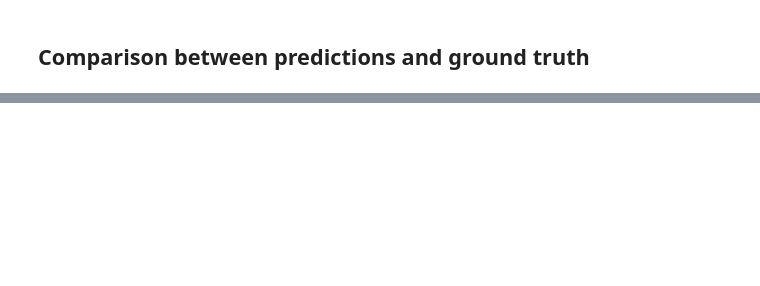
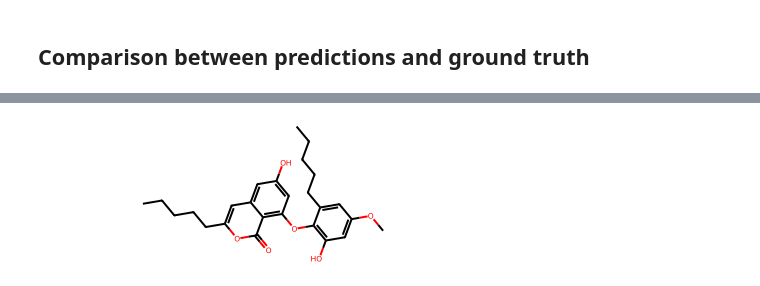
Before and after one commit to bittremieuxlab/simba, a Jupyter notebook: notebooks/final_tutorials/run_inference.ipynb, the cells around one changed output, grey strips where cells are left out. Cells and saved outputs as stored; diff of their text form; code cells hidden in the pictures; blank space fills up the shorter version.

```diff
--- a/notebooks/final_tutorials/run_inference.ipynb
+++ b/notebooks/final_tutorials/run_inference.ipynb
@@ -116,0 +133,2 @@ Accuracy: 0.6144444444444445
+# %%
+best_match_index= np.argmax(ranking[target_index])
@@ -116,0 +149,2 @@ Accuracy: 0.6144444444444445
+# %%
+spectra_1= all_spectrums_1[best_match_index]
@@ -116,0 +155,4 @@ Accuracy: 0.6144444444444445
+# %%
+Chem.MolFromSmiles(spectra_1.params['smiles'])
+# %% [output]
+[figure, added]
```
Also changed, not shown: parts of 25 cells of this notebook.
